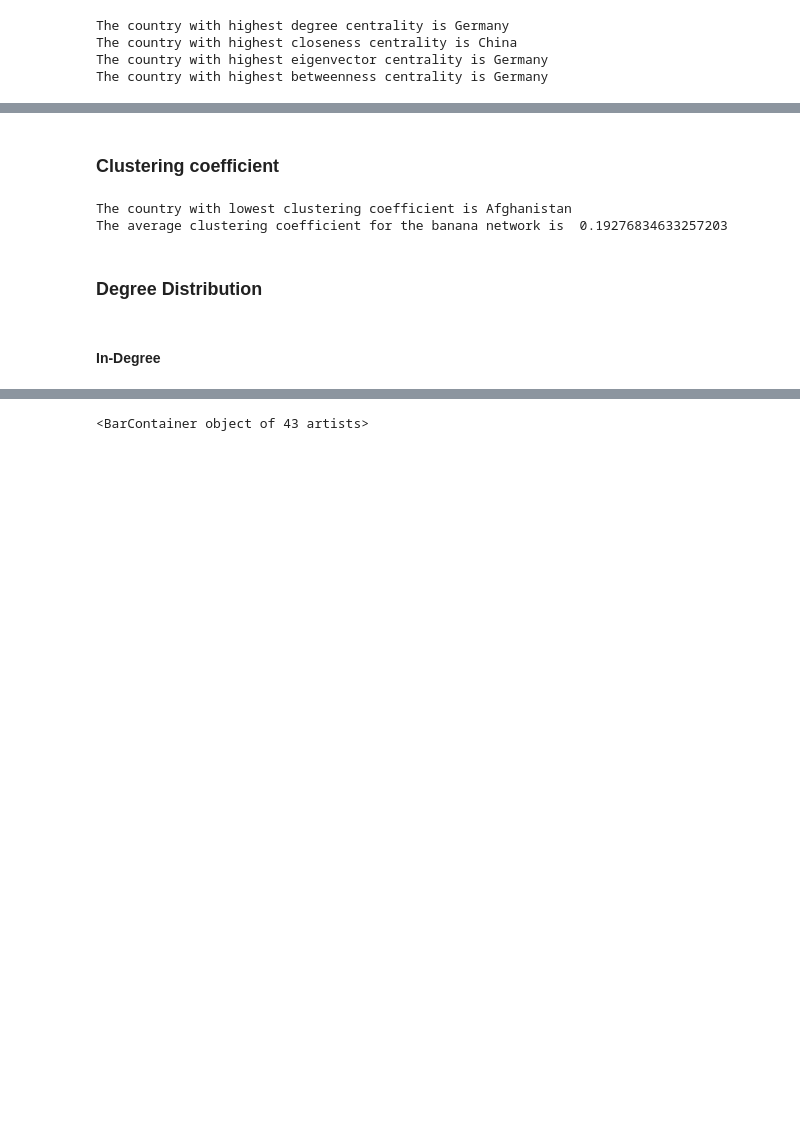
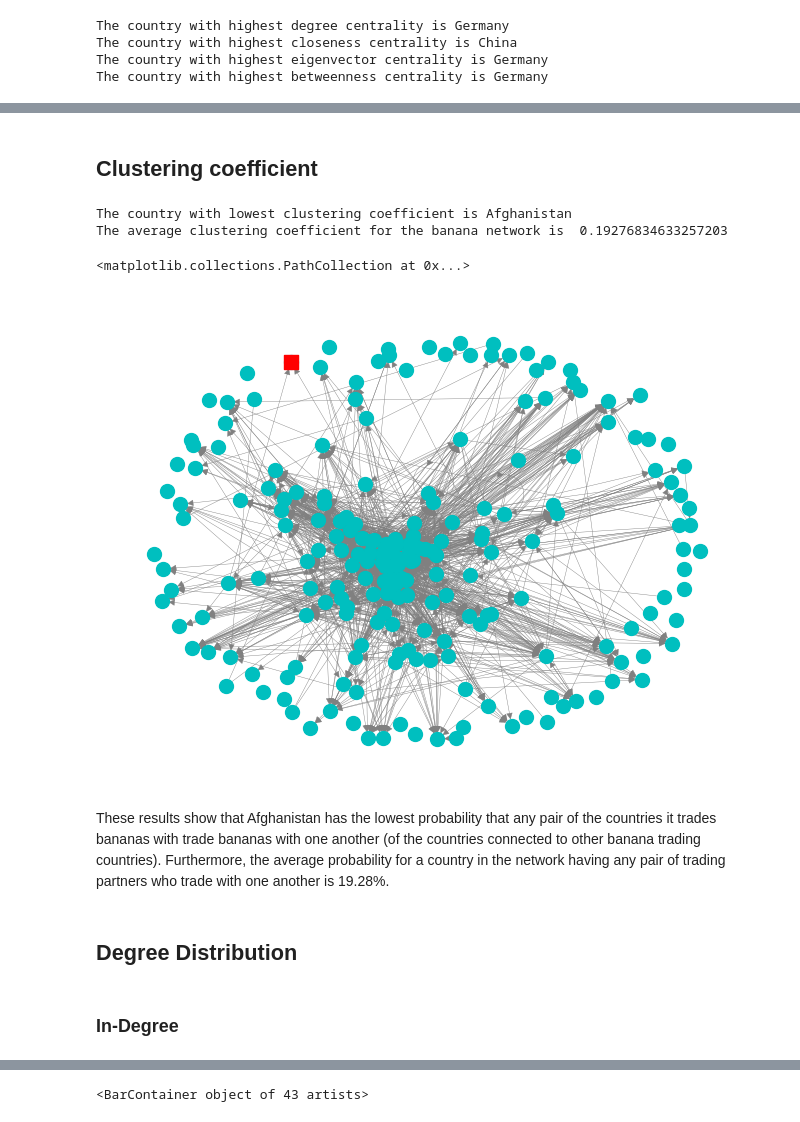
Before and after one commit to d-frerichs/math-1010-frerichs, a Jupyter notebook: food/Banana Trade Relationships Between Countries.ipynb, the cells around one changed output, grey strips where cells are left out. Cells and saved outputs as stored; diff of their text form; code cells hidden in the pictures; blank space fills up the shorter version.

```diff
--- a/food/Banana Trade Relationships Between Countries.ipynb
+++ b/food/Banana Trade Relationships Between Countries.ipynb
@@ -164,5 +199,5 @@ nx.draw_networkx_nodes(FAO_Bananas_G, pos_names, node_color = 'red', nodelist =
 # %% [markdown]
-### Clustering coefficient
+## Clustering coefficient
 # %%
 clustering = nx.algorithms.clustering(FAO_Bananas_G)
 print('The country with lowest clustering coefficient is', min(clustering, key=lambda key: clustering[key]))
@@ -172,10 +207,18 @@ print('The average clustering coefficient for the banana network is ', average_c
 # %% [output]
 The country with lowest clustering coefficient is Afghanistan
 The average clustering coefficient for the banana network is  0.19276834633257203
+# %%
+nx.draw(FAO_Bananas_G, pos_names, node_color='c', node_size=100, edge_color='grey', with_labels=False, width=0.3)
+nx.draw_networkx_nodes(FAO_Bananas_G, pos_names, node_color = 'red', nodelist = ['Afghanistan'], label = 'Afghanistan', node_size=100, node_shape='s')
+# %% [output]
+<matplotlib.collections.PathCollection at 0x...>
+[figure, added]
+# %% [markdown]
+These results show that Afghanistan has the lowest probability that any pair of the countries it trades bananas with trade bananas with one another (of the countries connected to other banana trading countries). Furthermore, the average probability for a country in the network having any pair of trading partners who trade with one another is 19.28%.
 # %% [markdown]
-### Degree Distribution
+## Degree Distribution
 # %% [markdown]
-#### In-Degree
+### In-Degree
 # %%
 degree_sequence_in = sorted((d for n, d in FAO_Bananas_G.in_degree()), reverse=True)
 plt.bar(*np.unique(degree_sequence_in, return_counts=True))
```
Also changed, not shown: parts of 58 cells of this notebook.
